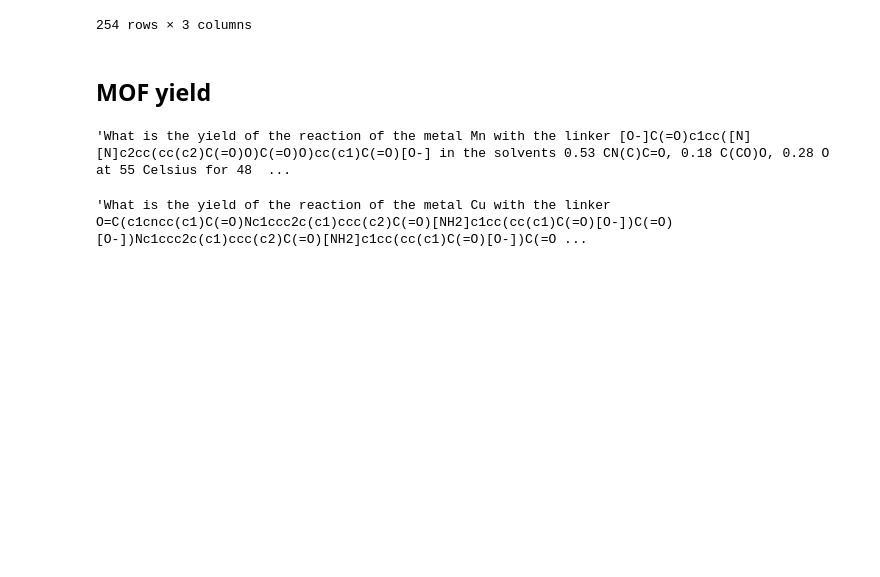
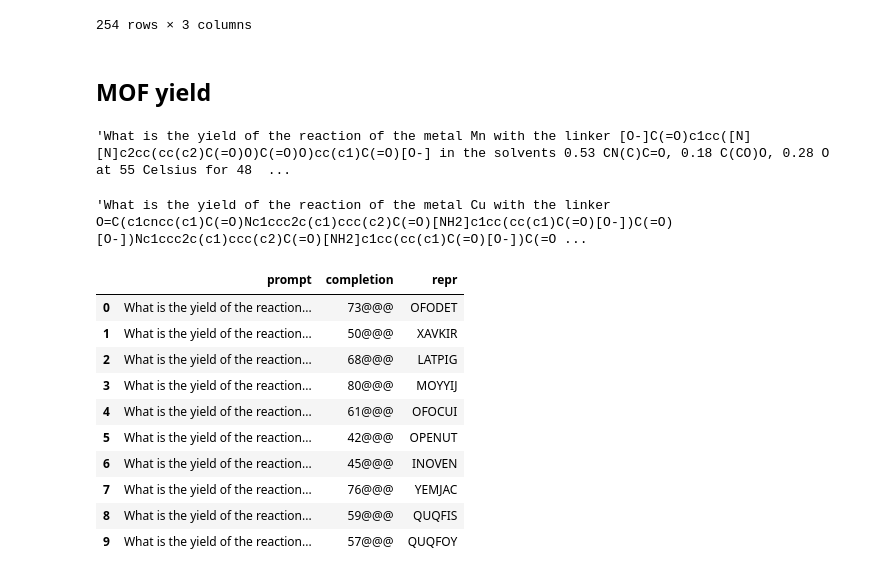
Before and after one commit to kjappelbaum/gpt3forchem, a Jupyter notebook: notebooks/03_input.ipynb, the cells around one changed output. Cells and saved outputs as stored; diff of their text form; code cells hidden in the pictures; blank space fills up the shorter version.

```diff
--- a/notebooks/03_input.ipynb
+++ b/notebooks/03_input.ipynb
@@ -720,3 +721,32 @@ create_mof_yield_prompt(get_mof_yield_data().iloc[0])
 create_mof_yield_prompt(get_mof_yield_data().iloc[1])
 # %% [output]
 'What is the yield of the reaction of the metal Cu with the linker O=C(c1cncc(c1)C(=O)Nc1ccc2c(c1)ccc(c2)C(=O)[NH2]c1cc(cc(c1)C(=O)[O-])C(=O)[O-])Nc1ccc2c(c1)ccc(c2)C(=O)[NH2]c1cc(cc(c1)C(=O)[O-])C(=O ...
+# %%
+# | export
+def get_mof_yield_prompt_completions(dataframe, yield_column: str = "yield"):
+    rows = []
+
+    for i, row in dataframe.iterrows():
+        prompt = create_mof_yield_prompt(row)
+        completion = f"{int(row[yield_column])}@@@"
+        rows.append({
+            'prompt': prompt,
+            'completion': completion,
+            'repr': row['basename']
+        })
+
+    return pd.DataFrame(rows)
+# %%
+get_mof_yield_prompt_completions(get_mof_yield_data().iloc[:10])
+# %% [output]
+|  | prompt | completion | repr |
+| 0 | What is the yield of the reaction... | 73@@@ | OFODET |
+| 1 | What is the yield of the reaction... | 50@@@ | XAVKIR |
+| 2 | What is the yield of the reaction... | 68@@@ | LATPIG |
+| 3 | What is the yield of the reaction... | 80@@@ | MOYYIJ |
+| 4 | What is the yield of the reaction... | 61@@@ | OFOCUI |
+| 5 | What is the yield of the reaction... | 42@@@ | OPENUT |
+| 6 | What is the yield of the reaction... | 45@@@ | INOVEN |
+| 7 | What is the yield of the reaction... | 76@@@ | YEMJAC |
+| 8 | What is the yield of the reaction... | 59@@@ | QUQFIS |
+| 9 | What is the yield of the reaction... | 57@@@ | QUQFOY |
```
Also changed, not shown: parts of 1 cell of this notebook, 21 other files.
